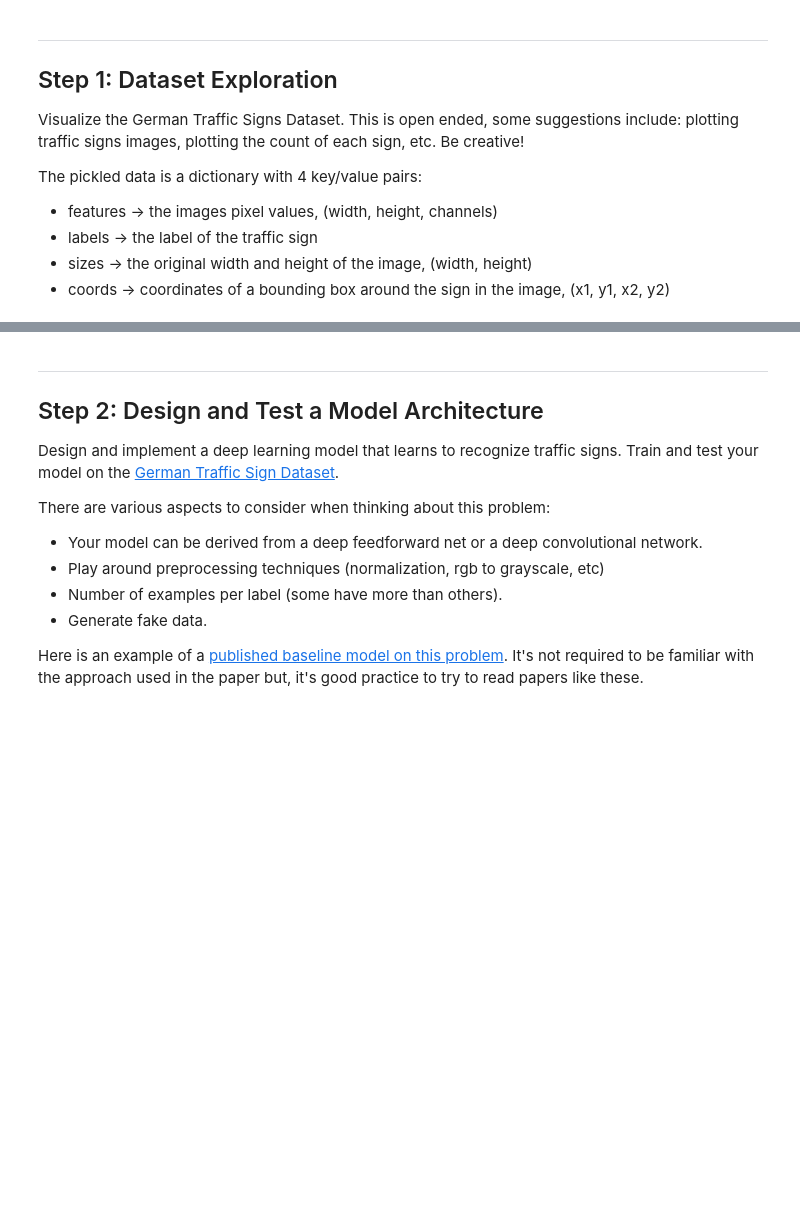
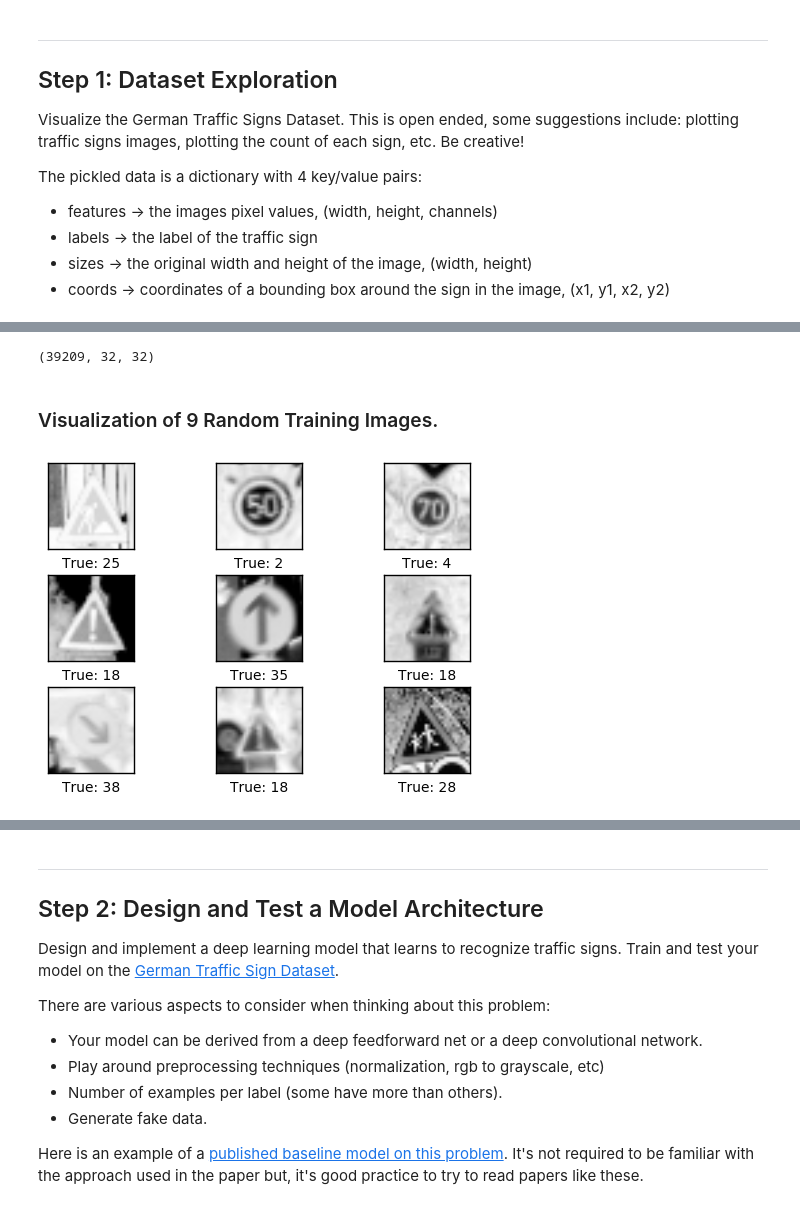
Before and after one commit to andrewraharjo/SDCND_TrafficSigns, a Jupyter notebook: Traffic_Signs_Recognition.ipynb, the cells around one changed output, grey strips where cells are left out. Cells and saved outputs as stored; diff of their text form; code cells hidden in the pictures; blank space fills up the shorter version.

```diff
--- a/Traffic_Signs_Recognition.ipynb
+++ b/Traffic_Signs_Recognition.ipynb
@@ -60,0 +99,65 @@ X_test, y_test = shuffle(X_test, y_test)
+# %%
+def rgb_to_gray(array):
+    fs = []
+    for i in range(0,array.shape[0]):
+        image = array[i]
+        gray_image = cv2.cvtColor(image, cv2.COLOR_BGR2GRAY)
+        fs.append(gray_image)
+    return np.array(fs)
+
+
+X_train = rgb_to_gray(X_train)
+X_test = rgb_to_gray(X_test)
+my_test_X =rbg_to_gray(my_test_X)
+print (X_train.shape)
+
+X_train2=X_train
+X_test2=X_test
+my_test_X2=my_test_X
+# %% [output]
+(39209, 32, 32)
+# %%
+img_size = 32
+img_size_flat = img_size * img_size
+img_shape = (img_size, img_size)
+num_channels = 1
+num_classes = 43
+# %%
+def plot_images(images, cls_true, cls_pred=None):
+    assert len(images) == len(cls_true) == 9
+
+    # Create figure with 3x3 sub-plots.
+    fig, axes = plt.subplots(3, 3)
+    fig.subplots_adjust(hspace=0.3, wspace=0.3)
+
+    for i, ax in enumerate(axes.flat):
+        # Plot image.
+        ax.imshow(images[i].reshape(img_shape), cmap='binary')
+
+        # Show true and predicted classes.
+        if cls_pred is None:
+            xlabel = "True: {0}".format(cls_true[i])
+        else:
+            xlabel = "True: {0}, Pred: {1}".format(cls_true[i], cls_pred[i])
+
+        # Show the classes as the label on the x-axis.
+        ax.set_xlabel(xlabel)
+
+        # Remove ticks from the plot.
+        ax.set_xticks([])
+        ax.set_yticks([])
+
+    # Ensure the plot is shown correctly with multiple plots
+    # in a single Notebook cell.
+    plt.show()
+# %% [markdown]
+### Visualization of 9 Random Training Images.
+# %%
+idx = np.random.choice(X_train.shape[0], size=9, replace=False)
+images = X_train[idx,:]
+# Get the true classes for those images.
+cls_true = y_train[idx]
+# Plot the images and labels using our helper-function above.
+plot_images(images=images, cls_true=cls_true)
+# %% [output]
+[figure, added]
```
Also changed, not shown: parts of 64 cells of this notebook, 1 other file.
